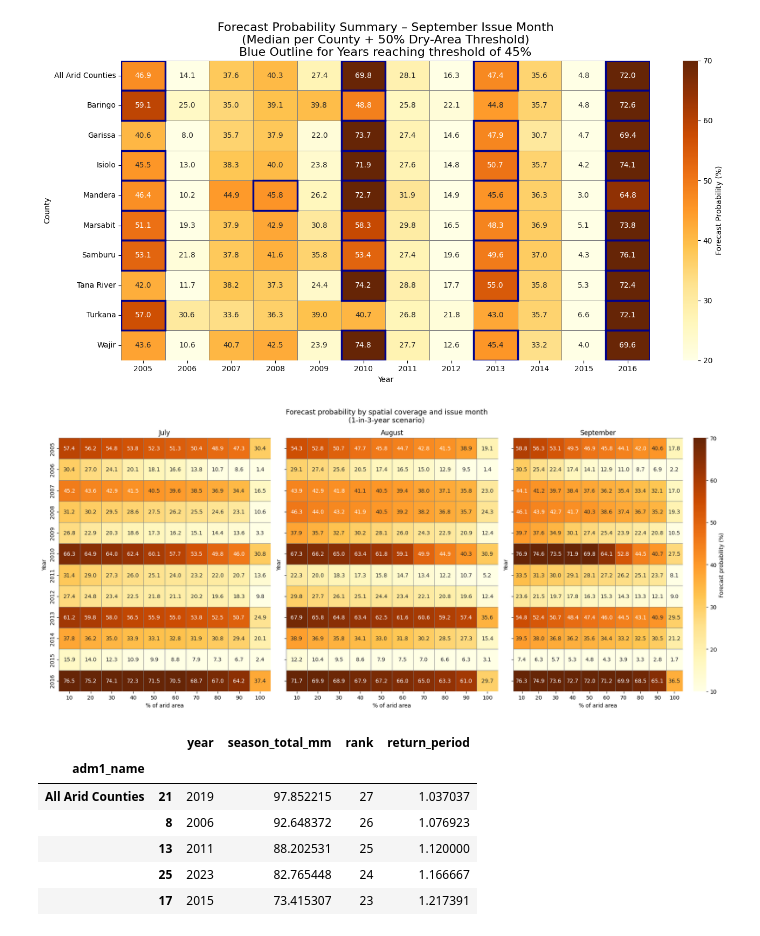
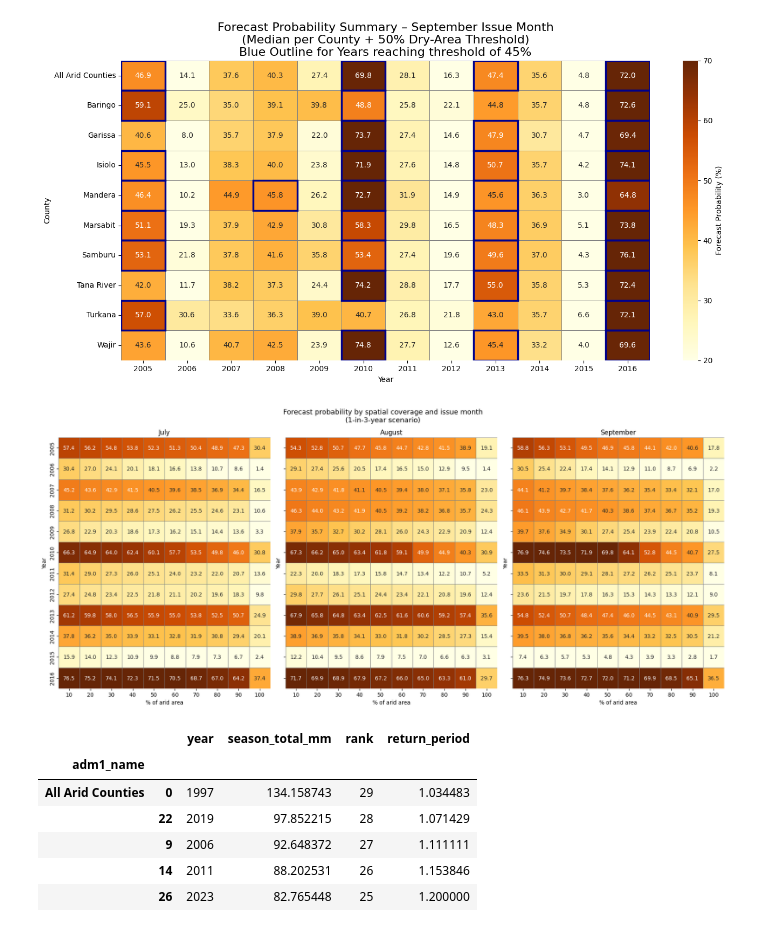
Before and after one commit to OCHA-DAP/ds-aa-ken-drought, a Jupyter notebook: analysis/01.0_review_kmd_hindcasts.ipynb, the cells around one changed output. Saved outputs shown, nothing was run; the diff lists cells and outputs as text; code cells hidden in the pictures.

```diff
--- a/analysis/01.0_review_kmd_hindcasts.ipynb
+++ b/analysis/01.0_review_kmd_hindcasts.ipynb
@@ -158,7 +63,7 @@ stratus.upload_parquet_to_blob(
     final_df_aug, upload_blob_name, stage="dev", container_name="projects"
 )
 # %%
-dfs = parse_cpt_lines(sep_hindcast)
+dfs = parser.parse_cpt_lines(sep_hindcast)
 final_df_sep = pd.concat(dfs, axis=0)
 upload_blob_name = "ds-aa-ken-drought/processed/september_cleaned_hindcasts.parquet"
 stratus.upload_parquet_to_blob(
@@ -504,9 +335,7 @@ for issue_month in issue_months:
 [figure]
 [figure]
 # %%
-thresholds = {"July": 50, "August": 45, "September": 45}
-
-for issue_month in ["July", "August", "September"]:
+for issue_month in issue_months:
 
     df = final_df[
         (final_df["C"] == "2")
@@ -516,27 +345,26 @@ for issue_month in ["July", "August", "September"]:
 
     # build geodf
     gdf_points = gpd.GeoDataFrame(
-        df, geometry=gpd.points_from_xy(df["lon"], df["lat"]), crs="EPSG:4326"
+        df, geometry=gpd.points_from_xy(df["lon"], df["lat"]), crs=ken_geo_epsg
     )
 
     # build square pixel polygons
-    cell_size = 56000
-    gdf_points = gdf_points.to_crs("EPSG:32736")
+    gdf_points = gdf_points.to_crs(ken_epsg)
     gdf_points["geometry"] = gdf_points.geometry.buffer(cell_size / 2, cap_style=3)
-    gdf_points = gdf_points.to_crs("EPSG:4326")
+    gdf_points = gdf_points.to_crs(ken_geo_epsg)
 
     gdf_points["year"] = pd.to_datetime(gdf_points["T"]).dt.year
 
     # clip to arid region (Keeps only the inside portion of each pixel)
-    arid_union = arid_union.to_crs("EPSG:4326")
+    arid_union = arid_union.to_crs(ken_geo_epsg)
     clipped = gpd.clip(gdf_points, arid_union)
 
     # project to meters for area calculation
-    clipped_m = clipped.to_crs("EPSG:32736")
+    clipped_m = clipped.to_crs(ken_epsg)
     clipped_m["area"] = clipped_m.geometry.area
 
     # month-specific threshold
-    thr = thresholds[issue_month]
+    thr = thresholds_RP3[issue_month]
     clipped_m["above"] = clipped_m["value"] > thr
     # area-based summary
     summary = clipped_m.groupby("year").apply(
@@ -658,18 +478,15 @@ for issue_month in issue_months:
 [figure]
 [figure]
 # %%
-arid_counties = ken_adm[ken_adm["adm1_name"].isin(arid)].to_crs("EPSG:4326")
-
-cell_size = 56000
-issue_months = ["July", "August", "September"]
-
-area_bins = np.arange(0, 101, 10)  # 0,10,20,...,100
+RP = 3
+C = "1" if RP == 5 else "2"
+area_bins = np.arange(0, 101, 10)
 records = []
 
 for issue_month in issue_months:
 
     df = final_df[
-        (final_df["C"] == "2")
+        (final_df["C"] == C)
         & (final_df["clim_prob_type"] == "below")
         & (final_df["issue_month"] == issue_month)
     ].copy()
@@ -677,12 +494,11 @@ for issue_month in issue_months:
     gdf = gpd.GeoDataFrame(
         df,
         geometry=gpd.points_from_xy(df["lon"], df["lat"]),
-        crs="EPSG:4326",
-    ).to_crs("EPSG:32736")
+        crs=ken_geo_epsg,
+    ).to_crs(ken_epsg)
 
     gdf["geometry"] = gdf.geometry.buffer(cell_size / 2, cap_style=3)
-    gdf = gdf.to_crs("EPSG:4326")
-
+    gdf = gdf.to_crs(ken_geo_epsg)
     gdf["year"] = pd.to_datetime(gdf["T"]).dt.year
 
     joined = gpd.sjoin(gdf, arid_counties, how="inner", predicate="intersects")
@@ -725,37 +541,38 @@ for ax, issue_month in zip(axes, issue_months):
     heat = (
         sub.pivot(index="year", columns="pct_area", values="probability")
         .reset_index()
         .sort_values("year")
         .set_index("year")
     )
 
     sns.heatmap(
         heat,
         ax=ax,
         cmap="YlOrBr",
-        cbar=ax == axes[-1],
-        cbar_kws={"label": "Forecast probability (%)"},
+        cbar=False,
+        # cbar=ax == axes[-1],
+        # cbar_kws={"label": "Forecast probability (%)"},
         linewidths=0.4,
         linecolor="gray",
         vmin=10,
         vmax=70,
         annot=True,
         fmt=".1f",
     )
 
     ax.set_title(issue_month)
     ax.set_xlabel("% of arid area")
     ax.set_ylabel("Year")
 
 plt.suptitle(
     "Forecast probability by spatial coverage and issue month\n"
-    "(1-in-3-year scenario)",
+    f"(1-in-{RP}-year scenario)",
     fontsize=13,
 )
 plt.tight_layout()
 plt.show()
 # %% [output]
-[figure, old version]
+[figure, new version]
 # %%
 # these activate for the same years. Checking the severity of each of the counties for each year
 # Fetch ERA5 data for the specified woredas and date range
@@ -795,16 +612,9 @@ overall_seasonal = (
 overall_seasonal["adm1_name"] = "All Arid Counties"
 combined = pd.concat([overall_seasonal, seasonal_rainfall_county], ignore_index=True)
 # %%
-def compute_return_period(df):
-    df = df.sort_values("season_total_mm", ascending=True).copy()
-    df["rank"] = np.arange(1, len(df) + 1)
-    df["return_period"] = (len(df) + 1) / df["rank"]
-    return df
-
-
 rp_df = (
     combined.groupby("adm1_name")
-    .apply(compute_return_period, include_groups=False)
+    .apply(helpers.compute_return_period, include_groups=False)
     .sort_values(["adm1_name", "season_total_mm"], ascending=[True, False])
 )
 
@@ -812,11 +622,11 @@ rp_df.head()
 # %% [output]
 |  |  | year | season_total_mm | rank | return_period |
 | adm1_name |  |  |  |  |  |
-| All Arid Counties | 21 | 2019 | 97.852215 | 27 | 1.037037 |
-|  | 8 | 2006 | 92.648372 | 26 | 1.076923 |
-|  | 13 | 2011 | 88.202531 | 25 | 1.120000 |
-|  | 25 | 2023 | 82.765448 | 24 | 1.166667 |
-|  | 17 | 2015 | 73.415307 | 23 | 1.217391 |
+| All Arid Counties | 0 | 1997 | 134.158743 | 29 | 1.034483 |
+|  | 22 | 2019 | 97.852215 | 28 | 1.071429 |
+|  | 9 | 2006 | 92.648372 | 27 | 1.111111 |
+|  | 14 | 2011 | 88.202531 | 26 | 1.153846 |
+|  | 26 | 2023 | 82.765448 | 25 | 1.200000 |
 # %%
 # Pivot to heatmap format
 heat = rp_df.pivot_table(index="adm1_name", columns="year", values="return_period")
```
Also changed, not shown: parts of 14 cells of this notebook, 8 other files.
